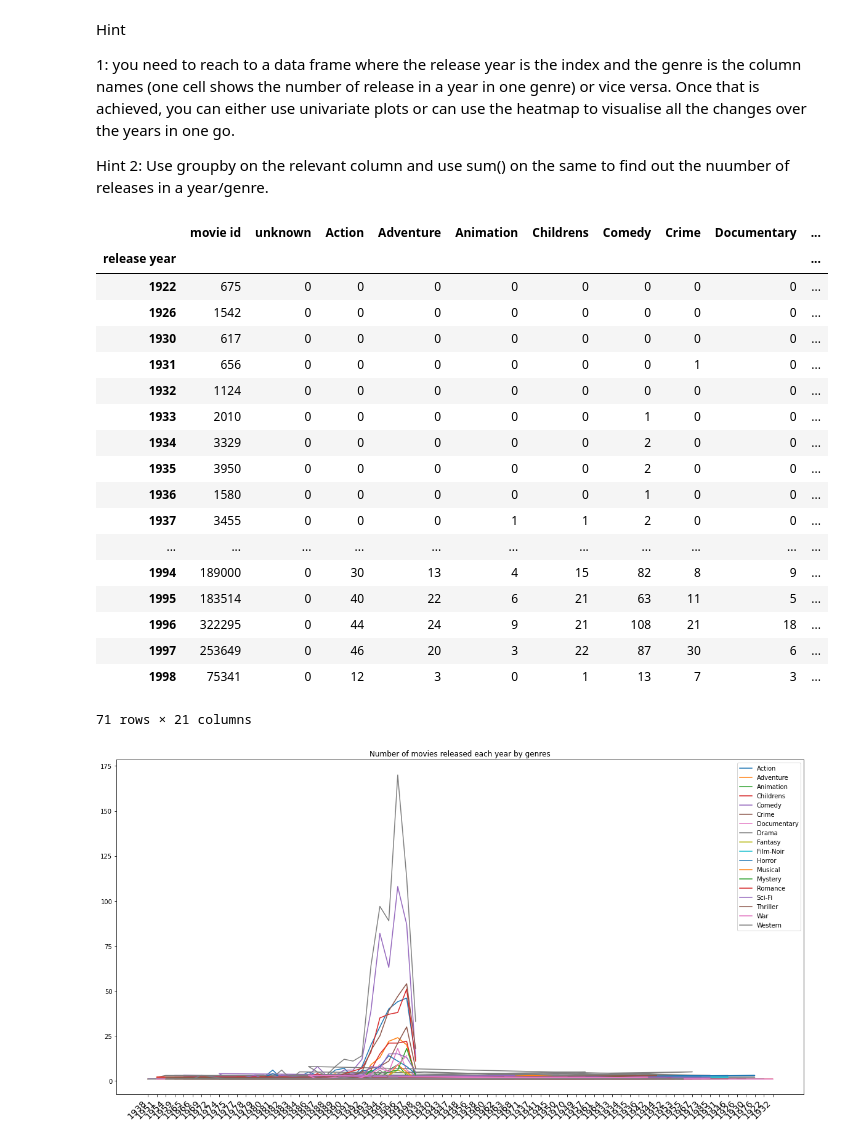
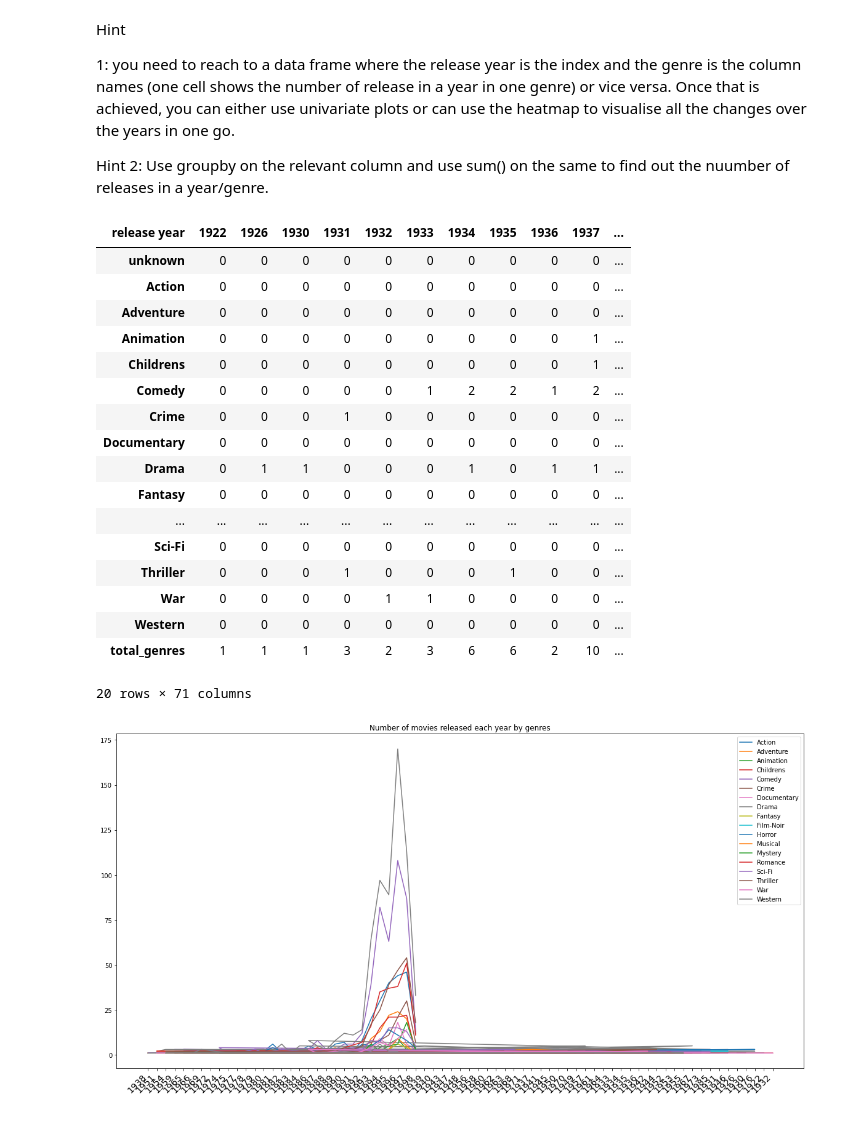
Before and after one commit to qthanglee/UAT, a Jupyter notebook: movielens/movie_lens.ipynb, the cells around one changed output. Saved outputs shown, nothing was run; the diff lists cells and outputs as text; code cells hidden in the pictures.

```diff
--- a/movielens/movie_lens.ipynb
+++ b/movielens/movie_lens.ipynb
@@ -243,30 +243,29 @@ Hint 2: Use groupby on the relevant column and use sum() on the same to find out
 def get_year_from_str(dt_as_str):
     return dt_as_str.split('-')[2]
 # %%
-df_movie['release year'] = df_movie2['release date'].apply(lambda x: get_year_from_str(x))
+df_movie['release year'] = df_movie['release date'].apply(lambda x: get_year_from_str(x))
 df_gene_by_year = df_movie.groupby('release year').sum()
-df_gene_by_year.drop(columns ='movie id').T
+df_gene_by_year = df_gene_by_year.drop(columns ='movie id').T
 df_gene_by_year
 # %% [output]
-|  | movie id | unknown | Action | Adventure | Animation | Childrens | Comedy | Crime | Documentary | ... |
-| release year |  |  |  |  |  |  |  |  |  | ... |
-| 1922 | 675 | 0 | 0 | 0 | 0 | 0 | 0 | 0 | 0 | ... |
-| 1926 | 1542 | 0 | 0 | 0 | 0 | 0 | 0 | 0 | 0 | ... |
-| 1930 | 617 | 0 | 0 | 0 | 0 | 0 | 0 | 0 | 0 | ... |
-| 1931 | 656 | 0 | 0 | 0 | 0 | 0 | 0 | 1 | 0 | ... |
-| 1932 | 1124 | 0 | 0 | 0 | 0 | 0 | 0 | 0 | 0 | ... |
-| 1933 | 2010 | 0 | 0 | 0 | 0 | 0 | 1 | 0 | 0 | ... |
-| 1934 | 3329 | 0 | 0 | 0 | 0 | 0 | 2 | 0 | 0 | ... |
-| 1935 | 3950 | 0 | 0 | 0 | 0 | 0 | 2 | 0 | 0 | ... |
-| 1936 | 1580 | 0 | 0 | 0 | 0 | 0 | 1 | 0 | 0 | ... |
-| 1937 | 3455 | 0 | 0 | 0 | 1 | 1 | 2 | 0 | 0 | ... |
-| ... | ... | ... | ... | ... | ... | ... | ... | ... | ... | ... |
-| 1994 | 189000 | 0 | 30 | 13 | 4 | 15 | 82 | 8 | 9 | ... |
-| 1995 | 183514 | 0 | 40 | 22 | 6 | 21 | 63 | 11 | 5 | ... |
-| 1996 | 322295 | 0 | 44 | 24 | 9 | 21 | 108 | 21 | 18 | ... |
-| 1997 | 253649 | 0 | 46 | 20 | 3 | 22 | 87 | 30 | 6 | ... |
-| 1998 | 75341 | 0 | 12 | 3 | 0 | 1 | 13 | 7 | 3 | ... |
+| release year | 1922 | 1926 | 1930 | 1931 | 1932 | 1933 | 1934 | 1935 | 1936 | 1937 | ... |
+| unknown | 0 | 0 | 0 | 0 | 0 | 0 | 0 | 0 | 0 | 0 | ... |
+| Action | 0 | 0 | 0 | 0 | 0 | 0 | 0 | 0 | 0 | 0 | ... |
+| Adventure | 0 | 0 | 0 | 0 | 0 | 0 | 0 | 0 | 0 | 0 | ... |
+| Animation | 0 | 0 | 0 | 0 | 0 | 0 | 0 | 0 | 0 | 1 | ... |
+| Childrens | 0 | 0 | 0 | 0 | 0 | 0 | 0 | 0 | 0 | 1 | ... |
+| Comedy | 0 | 0 | 0 | 0 | 0 | 1 | 2 | 2 | 1 | 2 | ... |
+| Crime | 0 | 0 | 0 | 1 | 0 | 0 | 0 | 0 | 0 | 0 | ... |
+| Documentary | 0 | 0 | 0 | 0 | 0 | 0 | 0 | 0 | 0 | 0 | ... |
+| Drama | 0 | 1 | 1 | 0 | 0 | 0 | 1 | 0 | 1 | 1 | ... |
+| Fantasy | 0 | 0 | 0 | 0 | 0 | 0 | 0 | 0 | 0 | 0 | ... |
+| ... | ... | ... | ... | ... | ... | ... | ... | ... | ... | ... | ... |
+| Sci-Fi | 0 | 0 | 0 | 0 | 0 | 0 | 0 | 0 | 0 | 0 | ... |
+| Thriller | 0 | 0 | 0 | 1 | 0 | 0 | 0 | 1 | 0 | 0 | ... |
+| War | 0 | 0 | 0 | 0 | 1 | 1 | 0 | 0 | 0 | 0 | ... |
+| Western | 0 | 0 | 0 | 0 | 0 | 0 | 0 | 0 | 0 | 0 | ... |
+| total_genres | 1 | 1 | 1 | 3 | 2 | 3 | 6 | 6 | 2 | 10 | ... |
-71 rows × 21 columns
+20 rows × 71 columns
 # %%
 plt.figure(figsize=(20,10))
 df_movie['release year'] = df_movie['release date'].apply(lambda x: get_year_from_str(x))
```
Also changed, not shown: parts of 5 cells of this notebook.
